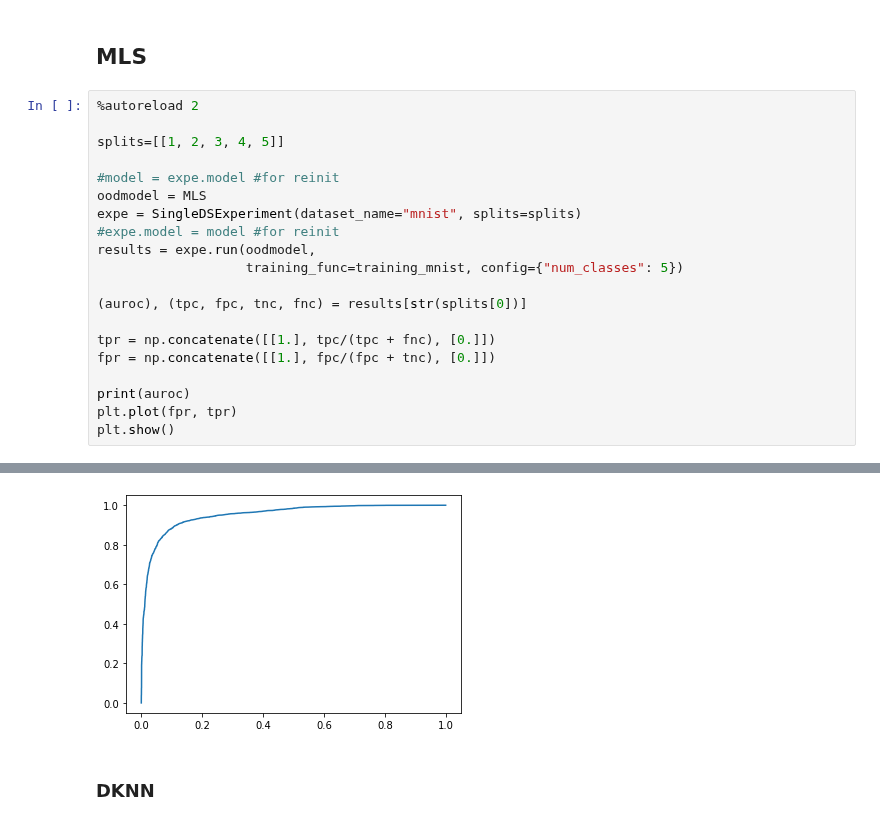
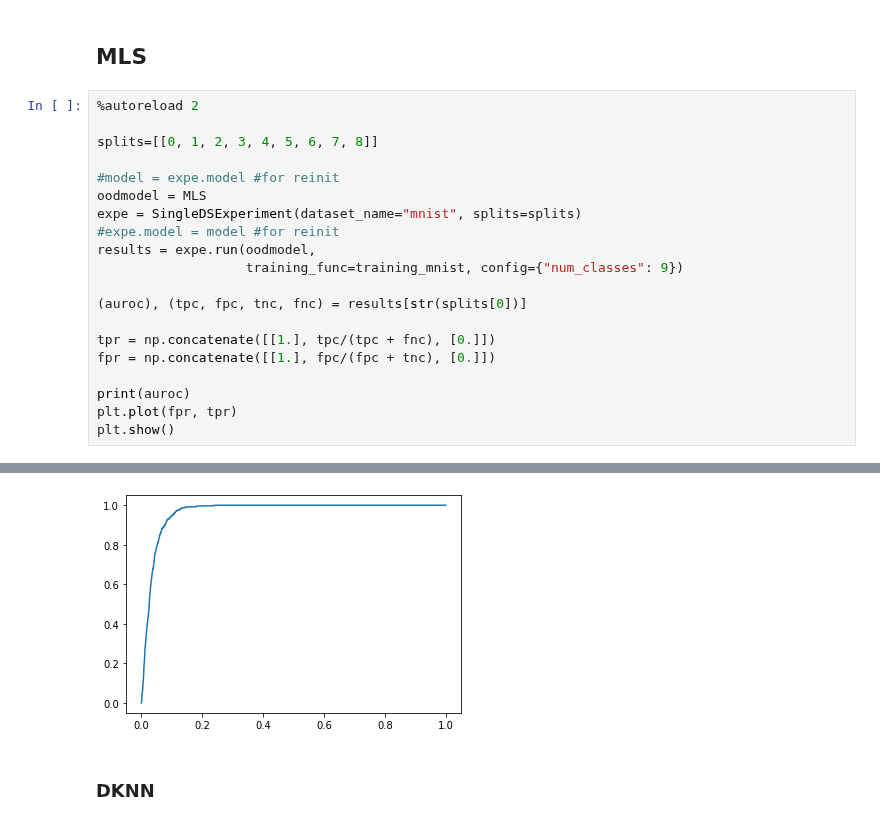
Before and after one commit to deel-ai/oodeel, a Jupyter notebook: notebooks/demo_experiment.ipynb, the cells around one changed output, grey strips where cells are left out. Saved outputs shown, nothing was run; the diff lists cells and outputs as text.

```diff
--- a/notebooks/demo_experiment.ipynb
+++ b/notebooks/demo_experiment.ipynb
@@ -111,14 +111,14 @@ def training_mnist(x_train, y_train, config=None):
 # %%
 %autoreload 2
 
-splits=[[1, 2, 3, 4, 5]]
+splits=[[0, 1, 2, 3, 4, 5, 6, 7, 8]]
 
 #model = expe.model #for reinit
 oodmodel = MLS
 expe = SingleDSExperiment(dataset_name="mnist", splits=splits)
 #expe.model = model #for reinit
 results = expe.run(oodmodel,
-                   training_func=training_mnist, config={"num_classes": 5})
+                   training_func=training_mnist, config={"num_classes": 9})
 
 (auroc), (tpc, fpc, tnc, fnc) = results[str(splits[0])]
 
@@ -145,4 +145,4 @@ Epoch 5/5
-[figure, old version]
+[figure, new version]
 # %% [markdown]
 ### DKNN
 # %%
```
Also changed, not shown: parts of 5 cells of this notebook, 2 other files.
